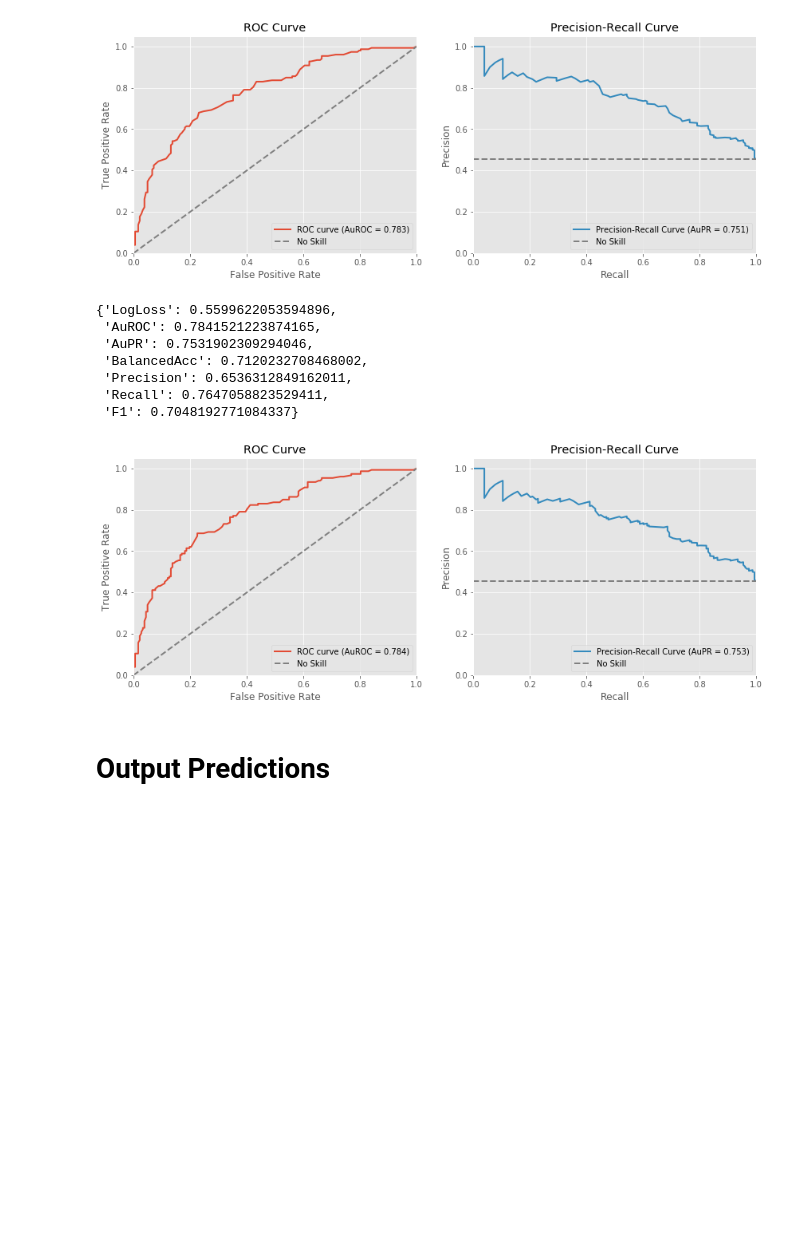
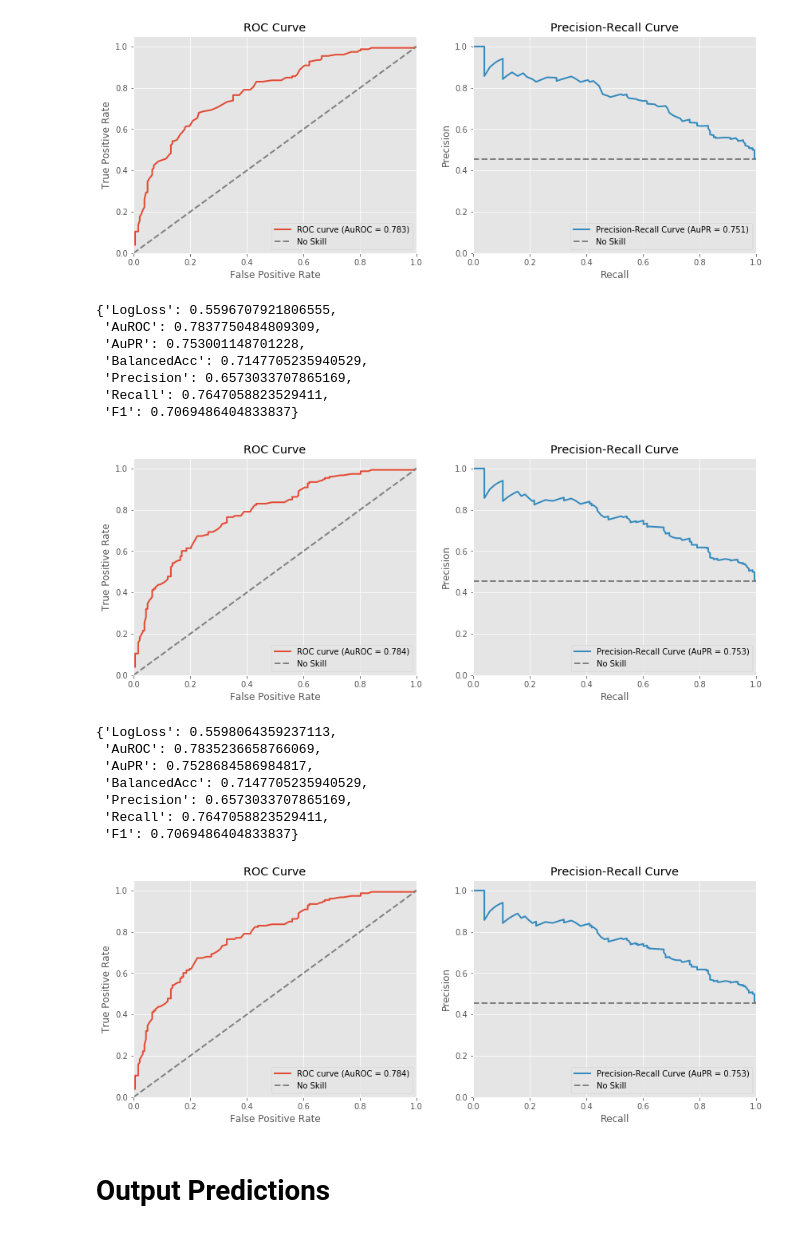
Before and after one commit to nyjgary/march-madness-2020, a Jupyter notebook: March-Madness-2020.ipynb, the cells around one changed output. Drawn from its saved outputs; the diff is of its cells as text; code cells hidden in the pictures; blank space fills up the shorter version.

```diff
--- a/March-Madness-2020.ipynb
+++ b/March-Madness-2020.ipynb
@@ -482,20 +494,35 @@ evaluate_predictions(lr1_preds['Won'], lr1_preds['Pred'], cls_threshold=.5, plot
  'F1': 0.7005988023952096}
 [figure]
 # %%
-lr2_features = ['SeedDiff','TourneyH2HEdge','TourneyH2HScoreDiff']
+lr2_features = ['SeedDiff','TourneyH2HEdge']
 lr2 = LogisticRegression()
 lr2_models = iterative_train(lr2, seasons_to_predict, train_data, lr2_features)
 lr2_preds = iterative_predict(lr2_models, seasons_to_predict, train_data, lr2_features)
 evaluate_predictions(lr2_preds['Won'], lr2_preds['Pred'], cls_threshold=.5, plot=True)
 # %% [output]
-{'LogLoss': 0.5599622053594896,
- 'AuROC': 0.7841521223874165,
- 'AuPR': 0.7531902309294046,
- 'BalancedAcc': 0.7120232708468002,
- 'Precision': 0.6536312849162011,
+{'LogLoss': 0.5596707921806555,
+ 'AuROC': 0.7837750484809309,
+ 'AuPR': 0.753001148701228,
+ 'BalancedAcc': 0.7147705235940529,
+ 'Precision': 0.6573033707865169,
  'Recall': 0.7647058823529411,
- 'F1': 0.7048192771084337}
+ 'F1': 0.7069486404833837}
 [figure]
+# %%
+lr2_features = ['SeedDiff','TourneyH2HEdge','TourneyH2HWinRateAdj']
+lr2 = LogisticRegression()
+lr2_models = iterative_train(lr2, seasons_to_predict, train_data, lr2_features)
+lr2_preds = iterative_predict(lr2_models, seasons_to_predict, train_data, lr2_features)
+evaluate_predictions(lr2_preds['Won'], lr2_preds['Pred'], cls_threshold=.5, plot=True)
+# %% [output]
+{'LogLoss': 0.5598064359237113,
+ 'AuROC': 0.7835236658766069,
+ 'AuPR': 0.7528684586984817,
+ 'BalancedAcc': 0.7147705235940529,
+ 'Precision': 0.6573033707865169,
+ 'Recall': 0.7647058823529411,
+ 'F1': 0.7069486404833837}
+[figure, added]
 # %% [markdown]
 # Output Predictions
 # %% [markdown]
```
Also changed, not shown: parts of 4 cells of this notebook.
